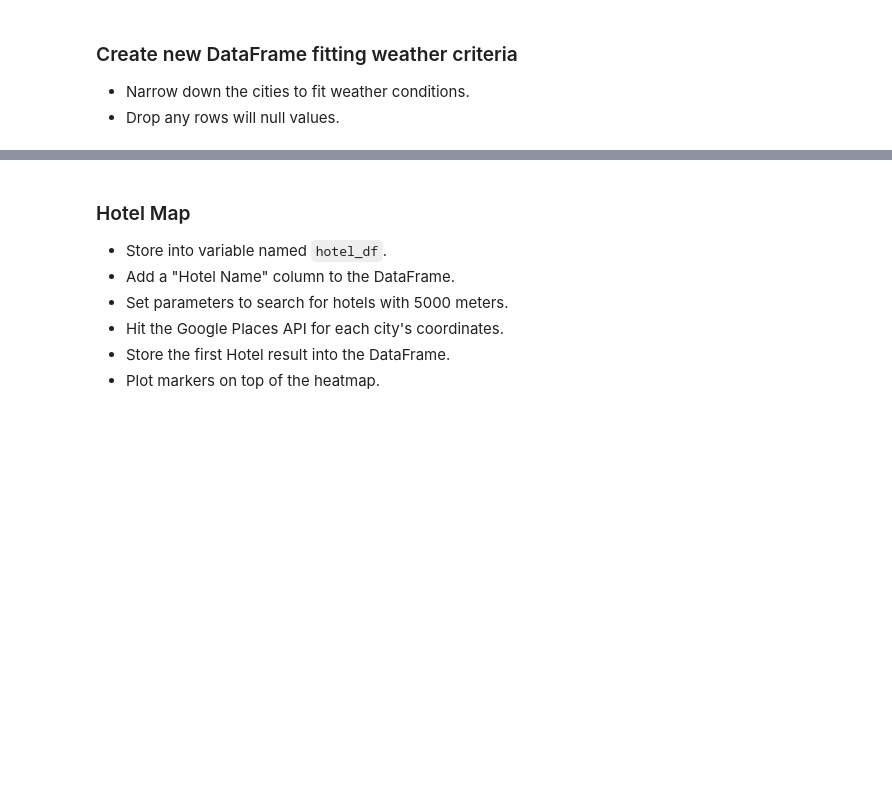
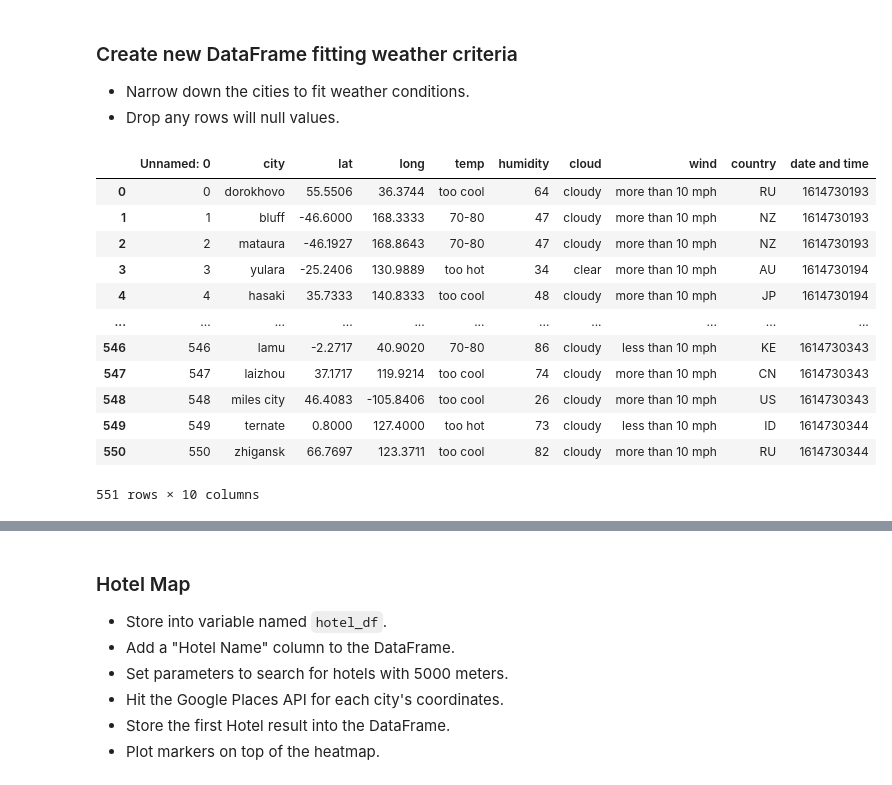
Before and after one commit to Brandy-knust/python-api-challenge, a Jupyter notebook: WeatherPy/VacationPyCopy.ipynb, the cells around one changed output, grey strips where cells are left out. Cells and saved outputs as stored; diff of their text form; code cells hidden in the pictures; blank space fills up the shorter version.

```diff
--- a/WeatherPy/VacationPyCopy.ipynb
+++ b/WeatherPy/VacationPyCopy.ipynb
@@ -89,3 +89,36 @@ fig
 ### Create new DataFrame fitting weather criteria
 * Narrow down the cities to fit weather conditions.
 * Drop any rows will null values.
+# %%
+vacation_df = weather_data_df
+# Create the names and bins for temperature
+temp_bins = [-100,70, 80, 400]
+temp_group_names = ["too cool", "70-80", "too hot"]
+
+# Create the names and bins for wind
+wind_bins = [-5, 10, 500]
+wind_group_names = ["less than 10 mph", "more than 10 mph"]
+
+# Create the names and bins for cloudiness
+cloud_bins = [-5, 0.1, 500]
+cloud_group_names = ["clear", "cloudy"]
+
+
+vacation_df["temp"] = pd.cut(vacation_df["temp"], temp_bins, labels=temp_group_names, include_lowest=True)
+vacation_df["wind"] = pd.cut(vacation_df["wind"], wind_bins, labels=wind_group_names, include_lowest=True)
+vacation_df["cloud"] = pd.cut(vacation_df["cloud"], cloud_bins, labels=cloud_group_names, include_lowest=True)
+vacation_df
+# %% [output]
+|  | Unnamed: 0 | city | lat | long | temp | humidity | cloud | wind | country | date and time |
+| 0 | 0 | dorokhovo | 55.5506 | 36.3744 | too cool | 64 | cloudy | more than 10 mph | RU | 1614730193 |
+| 1 | 1 | bluff | -46.6000 | 168.3333 | 70-80 | 47 | cloudy | more than 10 mph | NZ | 1614730193 |
+| 2 | 2 | mataura | -46.1927 | 168.8643 | 70-80 | 47 | cloudy | more than 10 mph | NZ | 1614730193 |
+| 3 | 3 | yulara | -25.2406 | 130.9889 | too hot | 34 | clear | more than 10 mph | AU | 1614730194 |
+| 4 | 4 | hasaki | 35.7333 | 140.8333 | too cool | 48 | cloudy | more than 10 mph | JP | 1614730194 |
+| ... | ... | ... | ... | ... | ... | ... | ... | ... | ... | ... |
+| 546 | 546 | lamu | -2.2717 | 40.9020 | 70-80 | 86 | cloudy | less than 10 mph | KE | 1614730343 |
+| 547 | 547 | laizhou | 37.1717 | 119.9214 | too cool | 74 | cloudy | more than 10 mph | CN | 1614730343 |
+| 548 | 548 | miles city | 46.4083 | -105.8406 | too cool | 26 | cloudy | more than 10 mph | US | 1614730343 |
+| 549 | 549 | ternate | 0.8000 | 127.4000 | too hot | 73 | cloudy | less than 10 mph | ID | 1614730344 |
+| 550 | 550 | zhigansk | 66.7697 | 123.3711 | too cool | 82 | cloudy | more than 10 mph | RU | 1614730344 |
+551 rows × 10 columns
```
Also changed, not shown: parts of 4 cells of this notebook.
